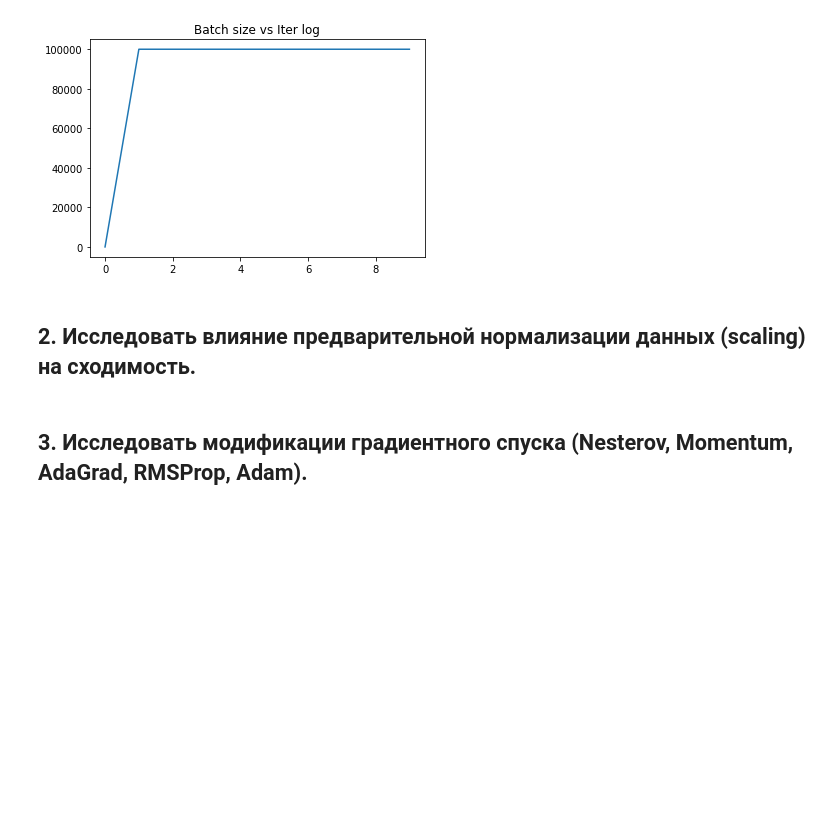
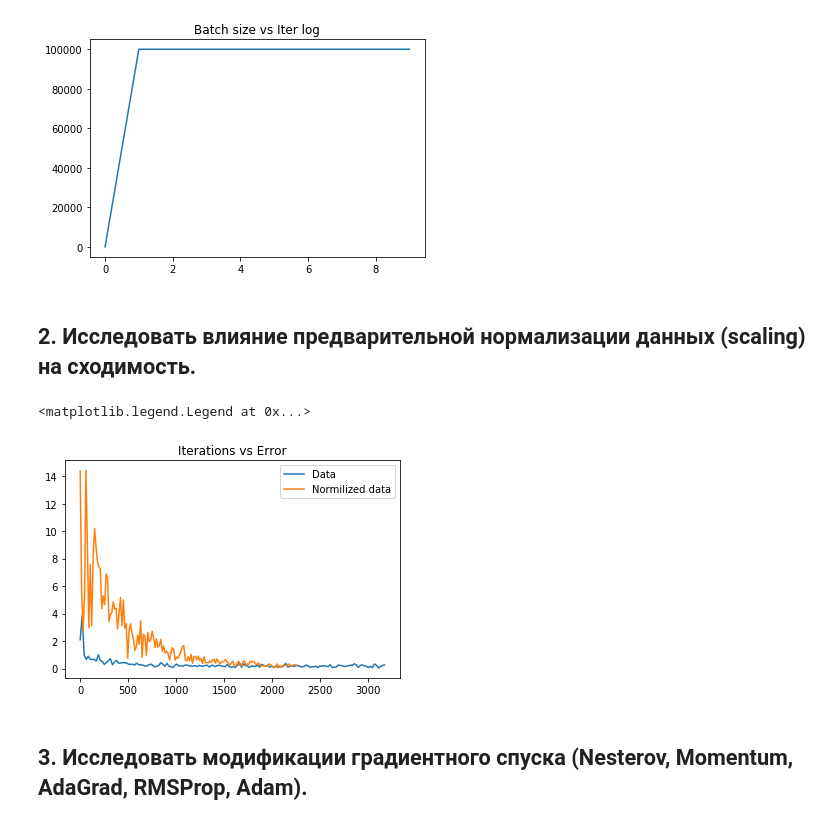
Before and after one commit to sashapff/optimization-methods, a Jupyter notebook: lab2/lab2.ipynb, the cells around one changed output. Saved outputs shown, nothing was run; the diff lists cells and outputs as text; code cells hidden in the pictures; blank space fills up the shorter version.

```diff
--- a/lab2/lab2.ipynb
+++ b/lab2/lab2.ipynb
@@ -37,22 +37,25 @@ plot_log(iter_counts, 'Batch size vs Iter log')
 # %% [markdown]
 ## 2. Исследовать влияние предварительной нормализации данных (scaling) на сходимость.
 # %%
-batch_size = 10
+batch_size = 3
 epsilon = 1e-2
 
 X_norm = standard_scaling(X)
 
 sgd = Momentum(alpha=0.9, beta=1e-4)
 sgd = SGDRegressor(optimizer=sgd, batch_size=batch_size)
 sgd.fit(X, y, plot_errors=False, epsilon=epsilon)
 sgd.plot_errors_log('Data')
 
 norm_sgd = Momentum(alpha=0.9, beta=1e-4)
 norm_sgd = SGDRegressor(optimizer=norm_sgd, batch_size=batch_size)
 norm_sgd.fit(X_norm, y, plot_errors=False, epsilon=epsilon)
 norm_sgd.plot_errors_log('Normilized data')
 
 plt.legend()
+# %% [output]
+<matplotlib.legend.Legend at 0x...>
+[figure, added]
 # %% [markdown]
 ## 3. Исследовать модификации градиентного спуска (Nesterov, Momentum, AdaGrad, RMSProp, Adam).
 # %%
```
Also changed, not shown: parts of 8 cells of this notebook, 2 other files.
